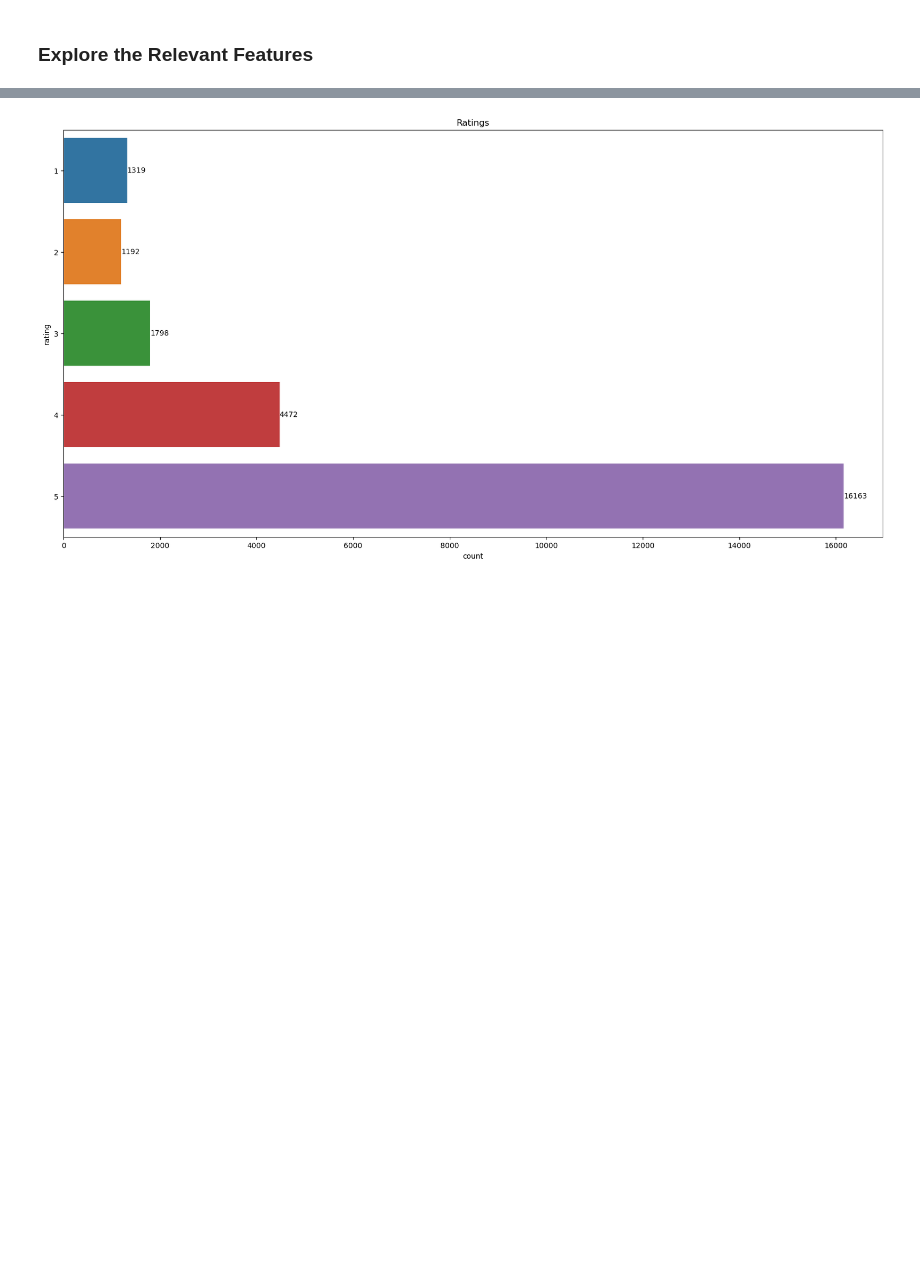
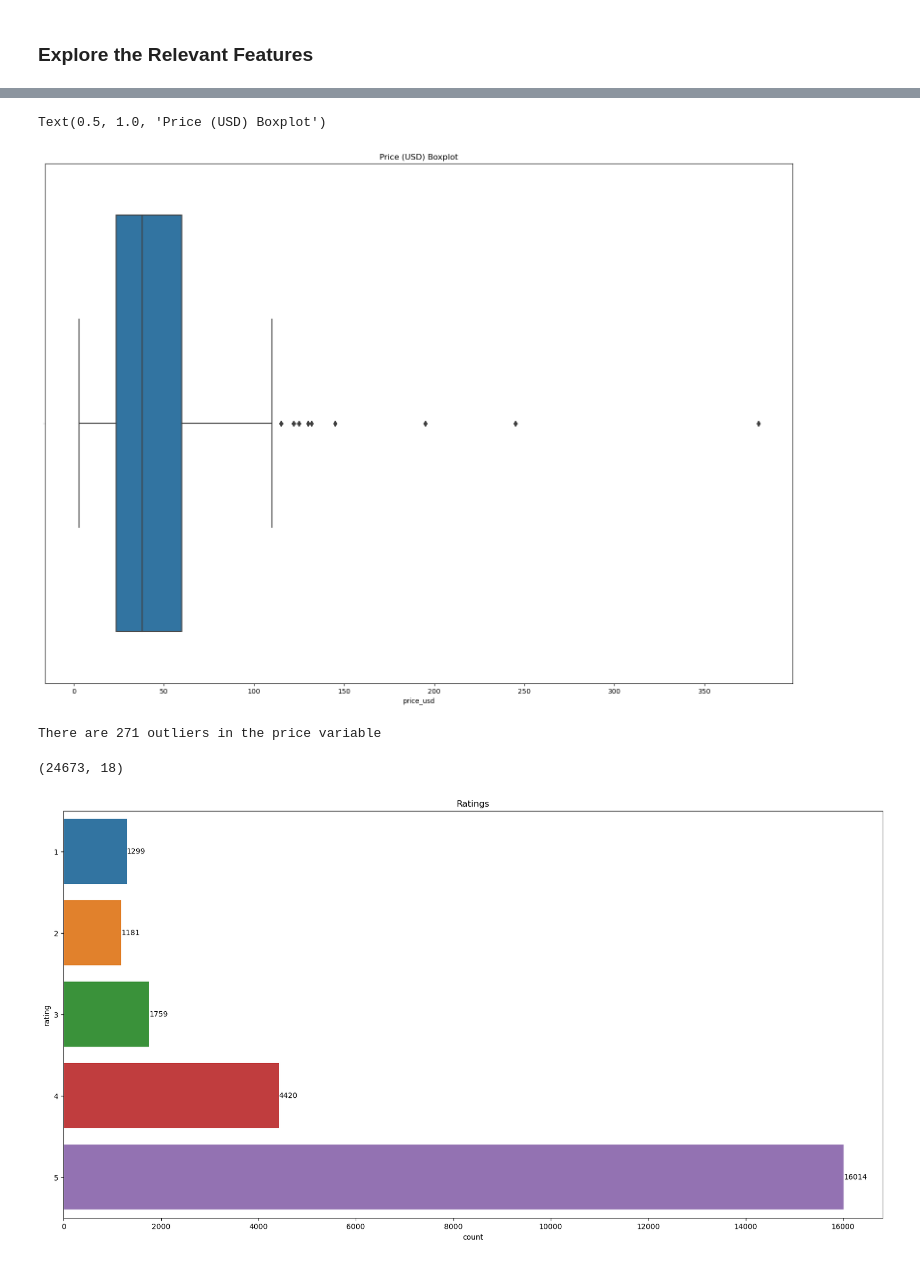
Before and after one commit to lammypi/Text, a Jupyter notebook: scikit-llm-example.ipynb, the cells around one changed output, grey strips where cells are left out. Saved outputs shown, nothing was run; the diff lists cells and outputs as text; code cells hidden in the pictures; blank space fills up the shorter version.

```diff
--- a/scikit-llm-example.ipynb
+++ b/scikit-llm-example.ipynb
@@ -194,0 +208,13 @@ Judging from above, strong positive correlations exist between all of the variab
+# %%
+# Boxplot
+# Size
+plt.figure(figsize=(20,14))
+
+# Boxplot
+price_boxes = sns.boxplot(data=df2, x='price_usd')
+
+# Titling
+plt.title('Price (USD) Boxplot')
+# %% [output]
+Text(0.5, 1.0, 'Price (USD) Boxplot')
+[figure, added]
@@ -195,3 +242,16 @@ Judging from above, strong positive correlations exist between all of the variab
+# %%
+# Number of outliers
+print(f'There are {len(outliers)} outliers in the price variable')
+# %% [output]
+There are 271 outliers in the price variable
+# %%
+# Remove outliers
+df2 = df2.drop(outliers)
+
+# Check
+df2.shape
+# %% [output]
+(24673, 18)
 # %%
 # Ratings
 # Size
```
Also changed, not shown: parts of 24 cells of this notebook.
